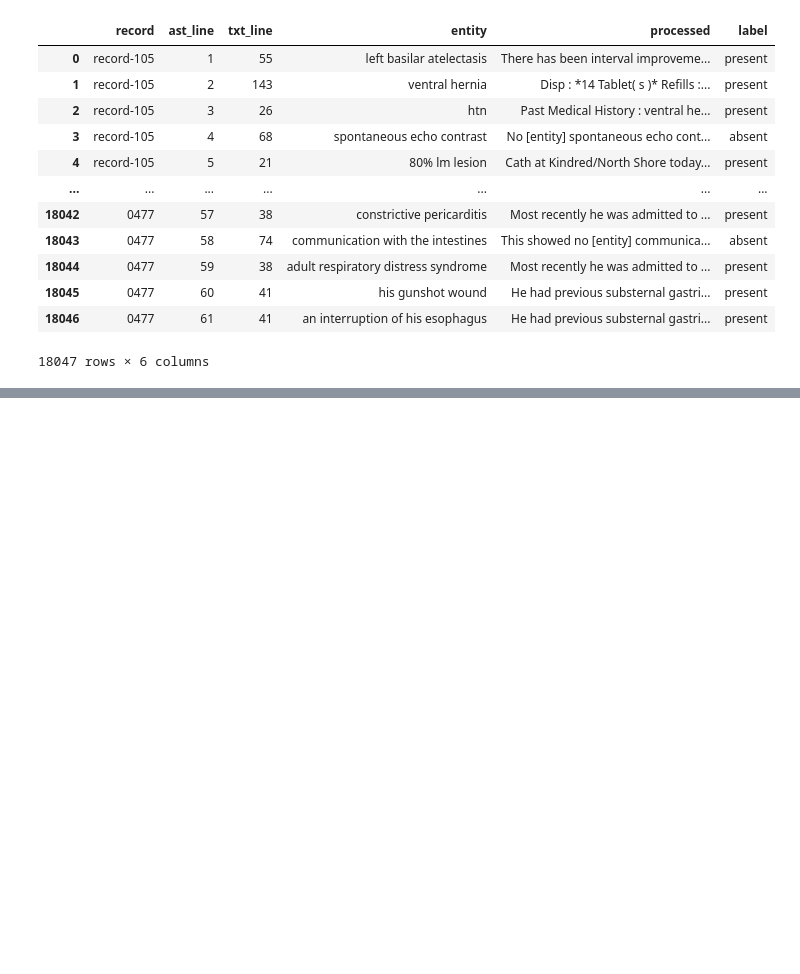
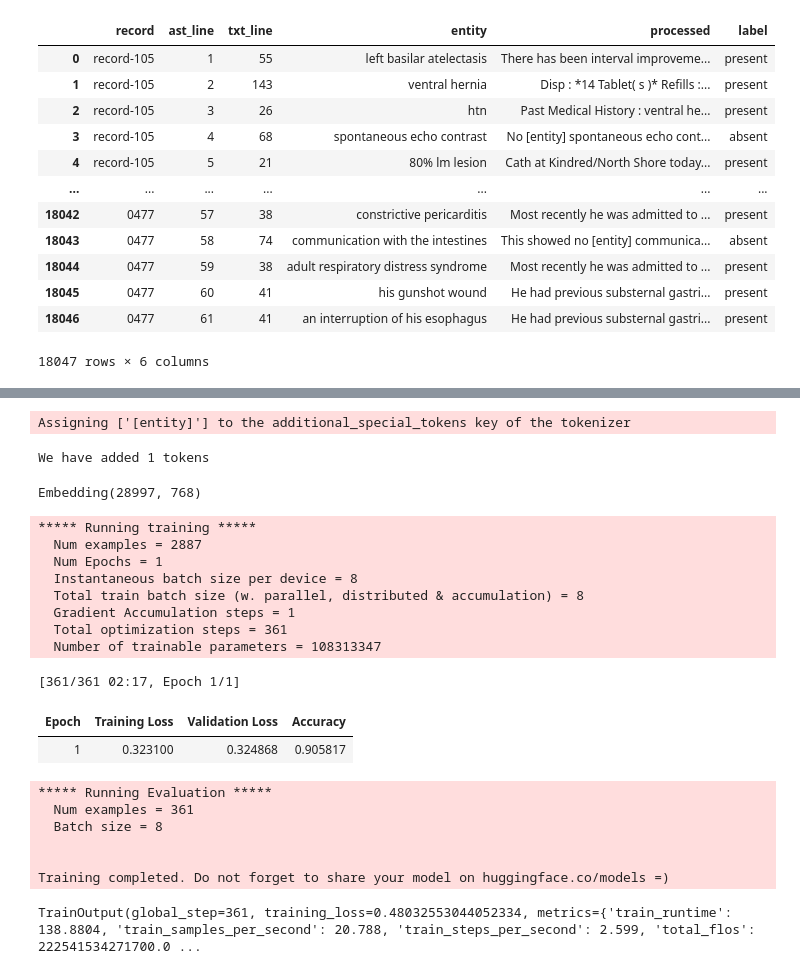
Before and after one commit to kevintcaron/clinical-adapter, a Jupyter notebook: i2b2-ast-preprocessing.ipynb, the cells around one changed output, grey strips where cells are left out. Cells and saved outputs as stored; diff of their text form; code cells hidden in the pictures; blank space fills up the shorter version.

```diff
--- a/i2b2-ast-preprocessing.ipynb
+++ b/i2b2-ast-preprocessing.ipynb
@@ -606,0 +831,13 @@ all_sentencizer_data_filtered_df
+# %%
+model_clinical = model_clinical.to(device)
+# %%
+special_tokens_dict = {"additional_special_tokens": ["[entity]"]}
+num_added_toks = tokenizer_clinical_bio.add_special_tokens(special_tokens_dict,False)
+
+print("We have added", num_added_toks, "tokens")
+# Notice: resize_token_embeddings expect to receive the full size of the new vocabulary, i.e., the length of the tokenizer.
+model_clinical.resize_token_embeddings(len(tokenizer_clinical_bio))
+# %% [output]
+Assigning ['[entity]'] to the additional_special_tokens key of the tokenizer
+We have added 1 tokens
+Embedding(28997, 768)
@@ -606,0 +872,44 @@ all_sentencizer_data_filtered_df
+# %%
+def compute_metrics(eval_pred):
+    metric = evaluate.load("accuracy")
+    logits, labels = eval_pred
+    predictions = np.argmax(logits, axis=-1)
+    return metric.compute(predictions=predictions, references=labels)
+# %%
+training_args = TrainingArguments(
+    output_dir="clinbert_trainer",
+    evaluation_strategy="epoch",
+    learning_rate=1e-5,
+    num_train_epochs=1,
+    logging_dir="./logs",
+    log_level="info",
+    logging_steps=10,
+    report_to="all")
+
+trainer = Trainer(
+    model=model_clinical,
+    args=training_args,
+    train_dataset=tokenized_ds['train'],
+    eval_dataset=tokenized_ds['validation'],
+    compute_metrics=compute_metrics)
+# %%
+trainer.train()
+# %% [output]
+***** Running training *****
+  Num examples = 2887
+  Num Epochs = 1
+  Instantaneous batch size per device = 8
+  Total train batch size (w. parallel, distributed & accumulation) = 8
+  Gradient Accumulation steps = 1
+  Total optimization steps = 361
+  Number of trainable parameters = 108313347
+[361/361 02:17, Epoch 1/1]
+| Epoch | Training Loss | Validation Loss | Accuracy |
+| 1 | 0.323100 | 0.324868 | 0.905817 |
+***** Running Evaluation *****
+  Num examples = 361
+  Batch size = 8
+
+
+Training completed. Do not forget to share your model on huggingface.co/models =)
+TrainOutput(global_step=361, training_loss=0.48032553044052334, metrics={'train_runtime': 138.8804, 'train_samples_per_second': 20.788, 'train_steps_per_second': 2.599, 'total_flos': 222541534271700.0 ...
```
Also changed, not shown: parts of 16 cells of this notebook.
